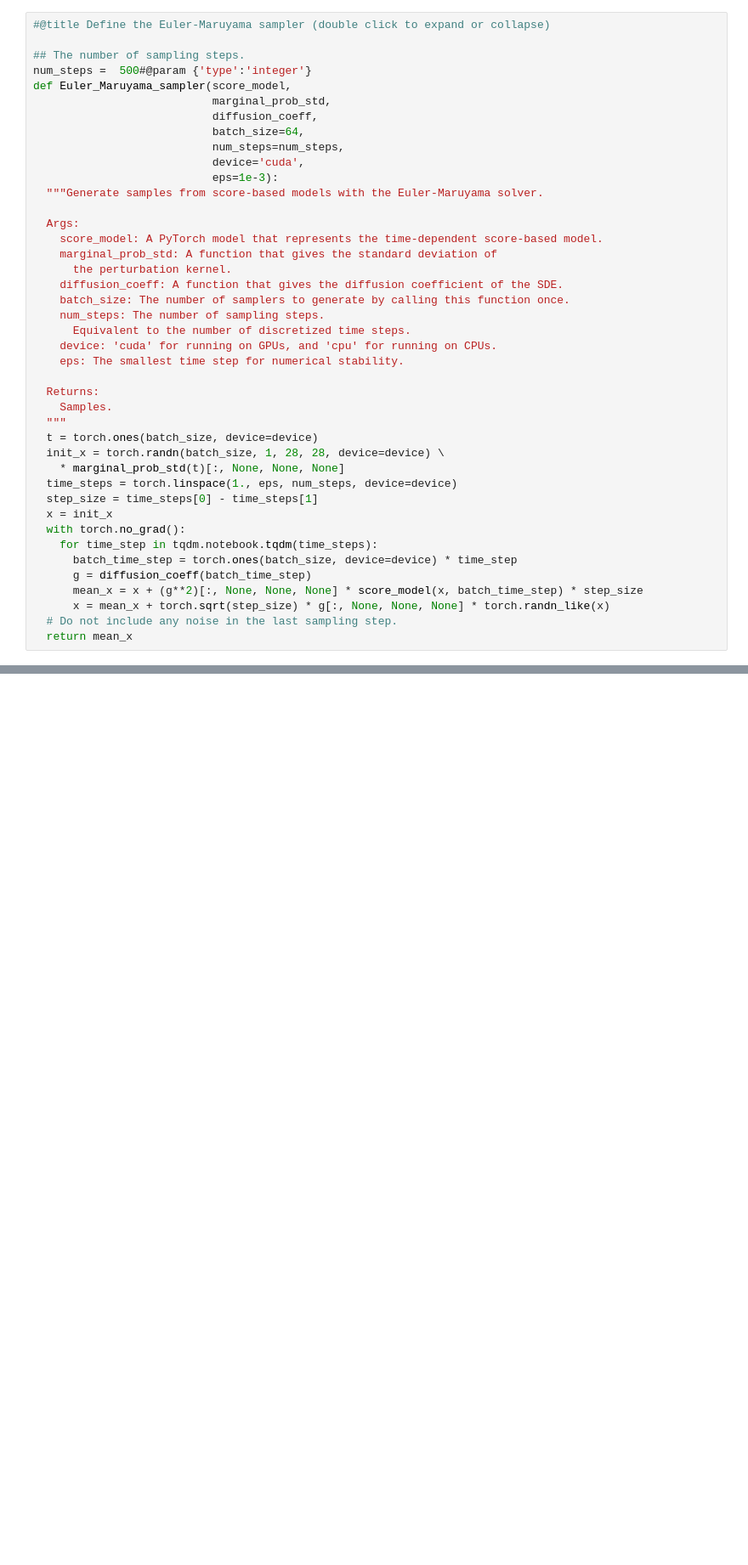
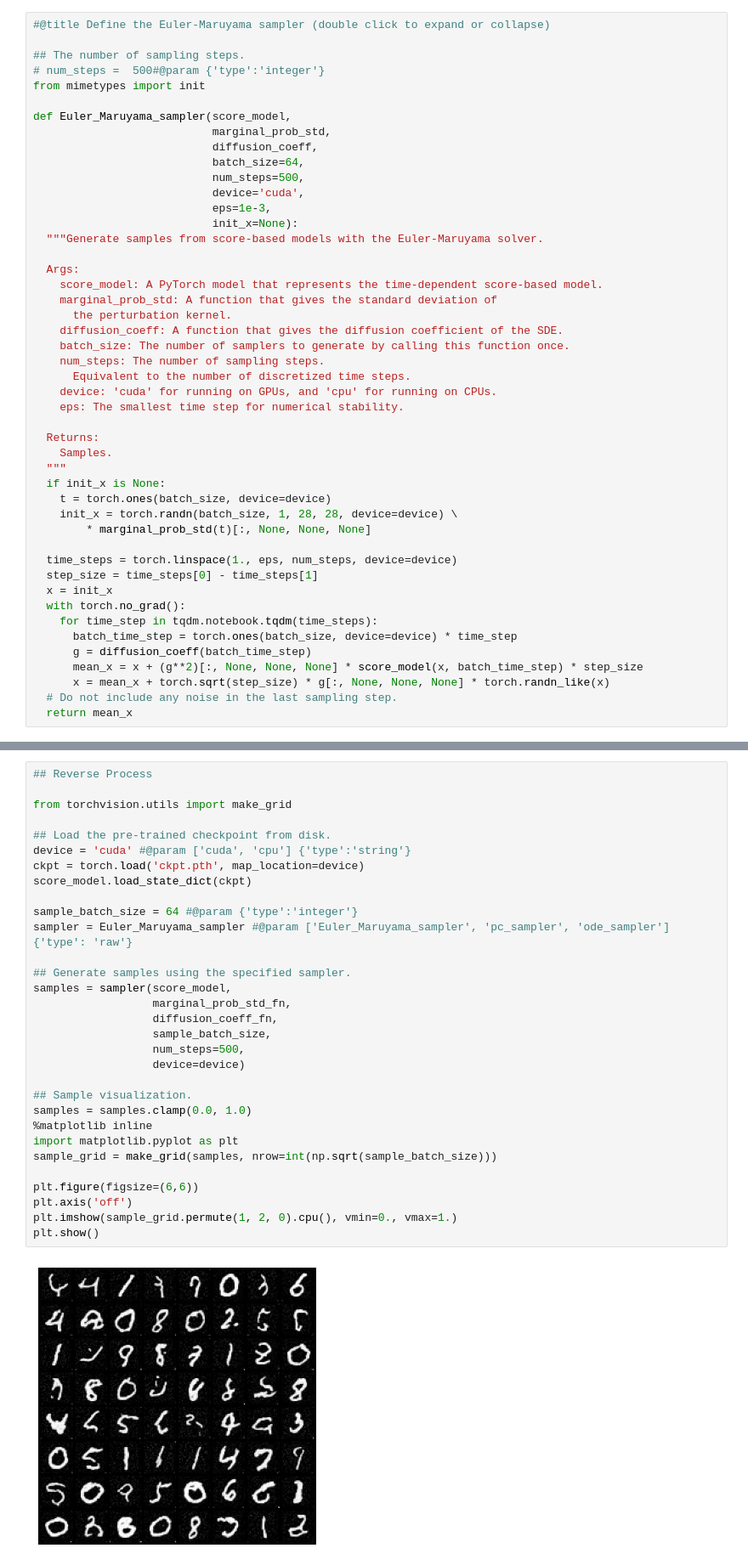
Before and after one commit to wangxuuu/LSGM-demo, a Jupyter notebook: ScoreNet_MNIST.ipynb, the cells around one changed output, grey strips where cells are left out. Shown at 85% size. Drawn from its saved outputs; the diff is of its cells as text; blank space fills up the shorter version.

```diff
--- a/ScoreNet_MNIST.ipynb
+++ b/ScoreNet_MNIST.ipynb
@@ -211,14 +220,17 @@ for epoch in tqdm_epoch:
 #@title Define the Euler-Maruyama sampler (double click to expand or collapse)
 
 ## The number of sampling steps.
-num_steps =  500#@param {'type':'integer'}
+# num_steps =  500#@param {'type':'integer'}
+from mimetypes import init
+
 def Euler_Maruyama_sampler(score_model,
                            marginal_prob_std,
                            diffusion_coeff,
                            batch_size=64,
-                           num_steps=num_steps,
+                           num_steps=500,
                            device='cuda',
-                           eps=1e-3):
+                           eps=1e-3,
+                           init_x=None):
   """Generate samples from score-based models with the Euler-Maruyama solver.
 
   Args:
@@ -235,9 +247,11 @@ def Euler_Maruyama_sampler(score_model,
   Returns:
     Samples.
   """
-  t = torch.ones(batch_size, device=device)
-  init_x = torch.randn(batch_size, 1, 28, 28, device=device) \
-    * marginal_prob_std(t)[:, None, None, None]
+  if init_x is None:
+    t = torch.ones(batch_size, device=device)
+    init_x = torch.randn(batch_size, 1, 28, 28, device=device) \
+        * marginal_prob_std(t)[:, None, None, None]
+
   time_steps = torch.linspace(1., eps, num_steps, device=device)
   step_size = time_steps[0] - time_steps[1]
   x = init_x
@@ -269,0 +283,33 @@ def forward_process(x,
+# %%
+## Reverse Process
+
+from torchvision.utils import make_grid
+
+## Load the pre-trained checkpoint from disk.
+device = 'cuda' #@param ['cuda', 'cpu'] {'type':'string'}
+ckpt = torch.load('ckpt.pth', map_location=device)
+score_model.load_state_dict(ckpt)
+
+sample_batch_size = 64 #@param {'type':'integer'}
+sampler = Euler_Maruyama_sampler #@param ['Euler_Maruyama_sampler', 'pc_sampler', 'ode_sampler'] {'type': 'raw'}
+
+## Generate samples using the specified sampler.
+samples = sampler(score_model,
+                  marginal_prob_std_fn,
+                  diffusion_coeff_fn,
+                  sample_batch_size,
+                  num_steps=500,
+                  device=device)
+
+## Sample visualization.
+samples = samples.clamp(0.0, 1.0)
+%matplotlib inline
+import matplotlib.pyplot as plt
+sample_grid = make_grid(samples, nrow=int(np.sqrt(sample_batch_size)))
+
+plt.figure(figsize=(6,6))
+plt.axis('off')
+plt.imshow(sample_grid.permute(1, 2, 0).cpu(), vmin=0., vmax=1.)
+plt.show()
+# %% [output]
+[figure, added]
```
Also changed, not shown: parts of 15 cells of this notebook, 2 other files.
